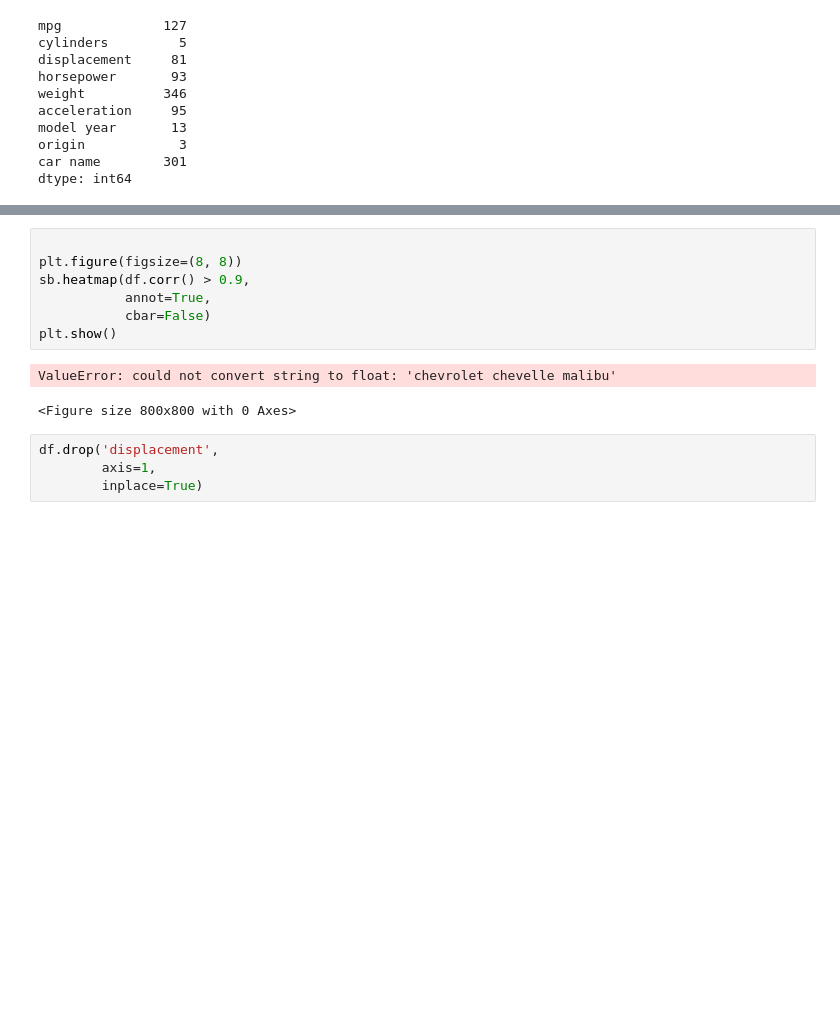
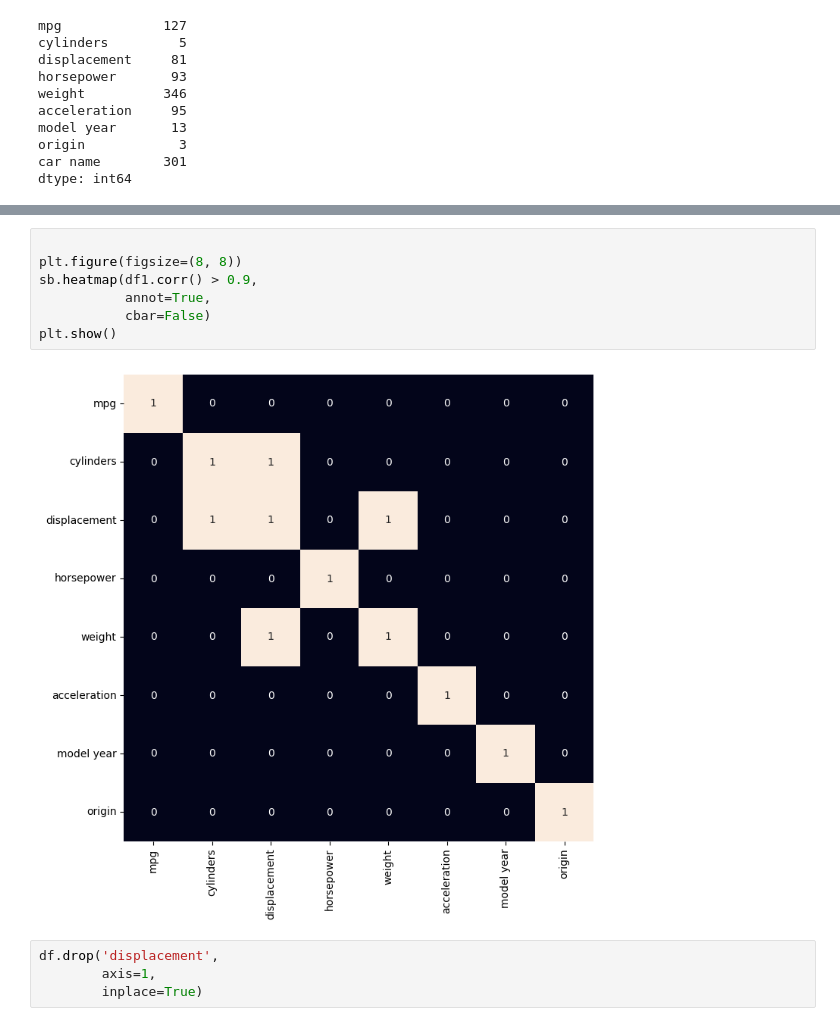
Before and after one commit to GauravRaut000/Fuel_Efficiency_Prediction_Tensorflow, a Jupyter notebook: main.ipynb, the cells around one changed output, grey strips where cells are left out. Saved outputs shown, nothing was run; the diff lists cells and outputs as text; blank space fills up the shorter version.

```diff
--- a/main.ipynb
+++ b/main.ipynb
@@ -120,13 +145,12 @@ TypeError: Could not convert mazda rx2 coupemaxda rx3mazda rx-4mazda rx-7 gs to
 # %%
 
 plt.figure(figsize=(8, 8))
-sb.heatmap(df.corr() > 0.9,
+sb.heatmap(df1.corr() > 0.9,
            annot=True,
            cbar=False)
 plt.show()
 # %% [output]
-ValueError: could not convert string to float: 'chevrolet chevelle malibu'
-<Figure size 800x800 with 0 Axes>
+[figure, added]
 # %%
 df.drop('displacement',
         axis=1,
```
Also changed, not shown: parts of 7 cells of this notebook.
